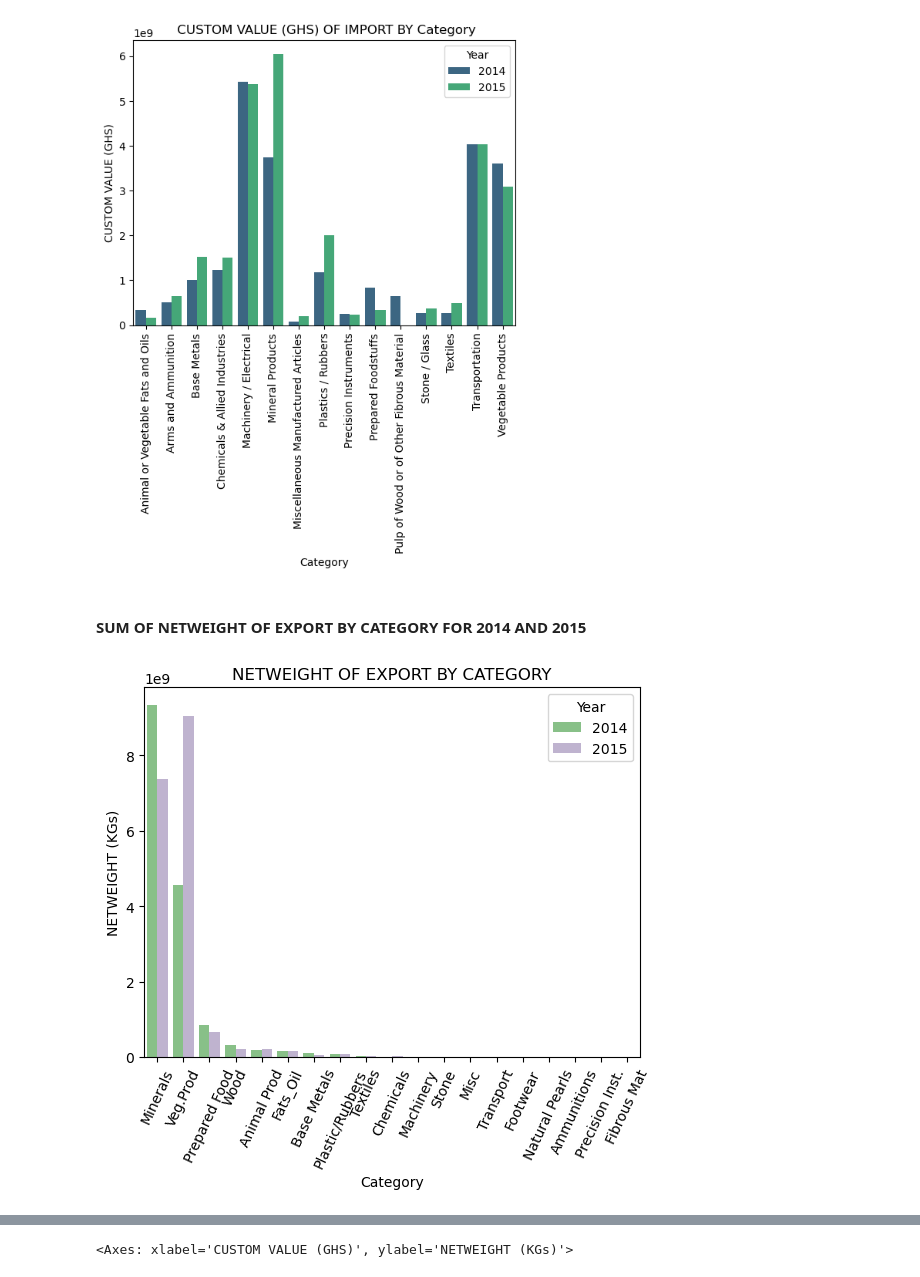
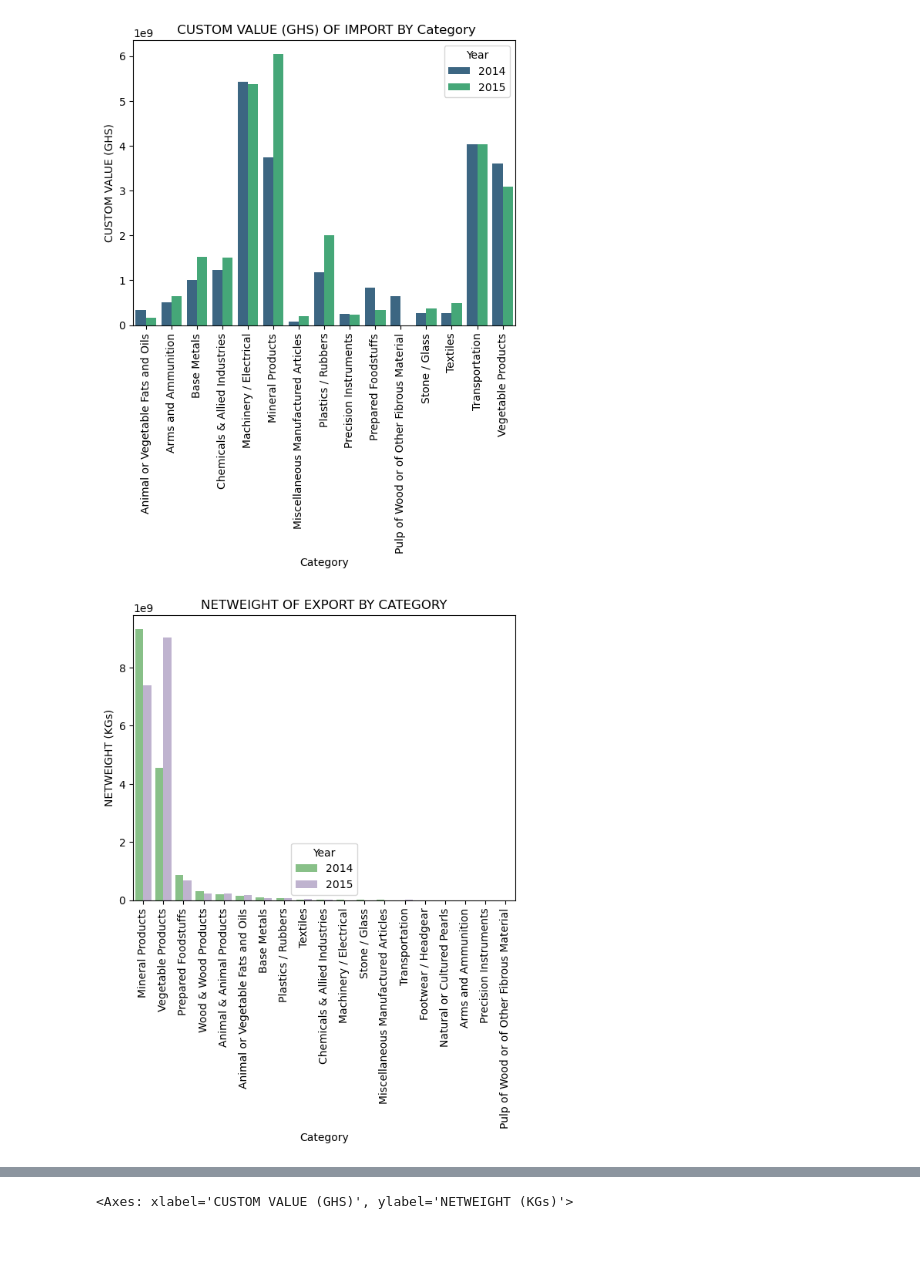
Before and after one commit to nehemiahmensah/nehemiah_siliconaccra, a Jupyter notebook: DATA SCIENCE/DATA SCIENCE -python/mot.ipynb, the cells around one changed output, grey strips where cells are left out. Cells and saved outputs as stored; diff of their text form; code cells hidden in the pictures; blank space fills up the shorter version.

```diff
--- a/DATA SCIENCE/DATA SCIENCE -python/mot.ipynb
+++ b/DATA SCIENCE/DATA SCIENCE -python/mot.ipynb
@@ -310,15 +294,11 @@ plt.legend(title='Year')
 plt.show()
 # %% [output]
 [figure]
-# %% [markdown]
-#### SUM OF NETWEIGHT OF EXPORT BY CATEGORY FOR 2014 AND 2015
 # %%
 expnet = exp1.groupby(['Category','Year'])['NETWEIGHT (KGs)'].sum().sort_values(ascending = False).reset_index()
 sns.barplot(data = expnet , x = 'Category', y = 'NETWEIGHT (KGs)', hue = 'Year',  palette = 'Accent')
-label=['Minerals','Veg.Prod','Prepared Food','Wood','Animal Prod','Fats_Oil','Base Metals','Plastic/Rubbers','Textiles','Chemicals','Machinery','Stone','Misc','Transport','Footwear','Natural Pearls','Ammunitions','Precision Inst.','Fibrous Mat']
-plt.xticks(ticks = plt.xticks()[0],labels = label, rotation=65)
+plt.xticks(rotation=90)
 plt.title('NETWEIGHT OF EXPORT BY CATEGORY')
-plt.legend(title = 'Year',loc = 'upper right')
 plt.show()
 # %% [output]
-[figure, old version]
+[figure, new version]
```
Also changed, not shown: parts of 45 cells of this notebook, 8 other files.
